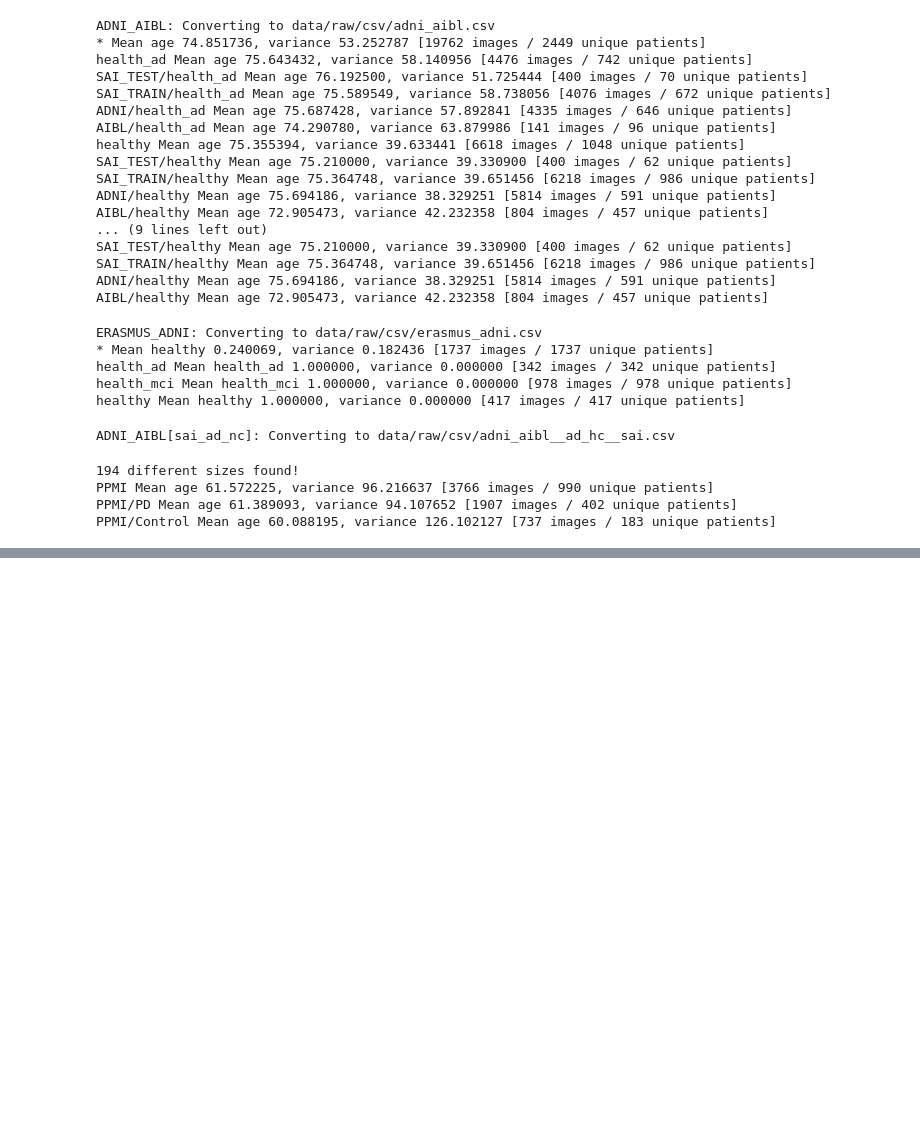
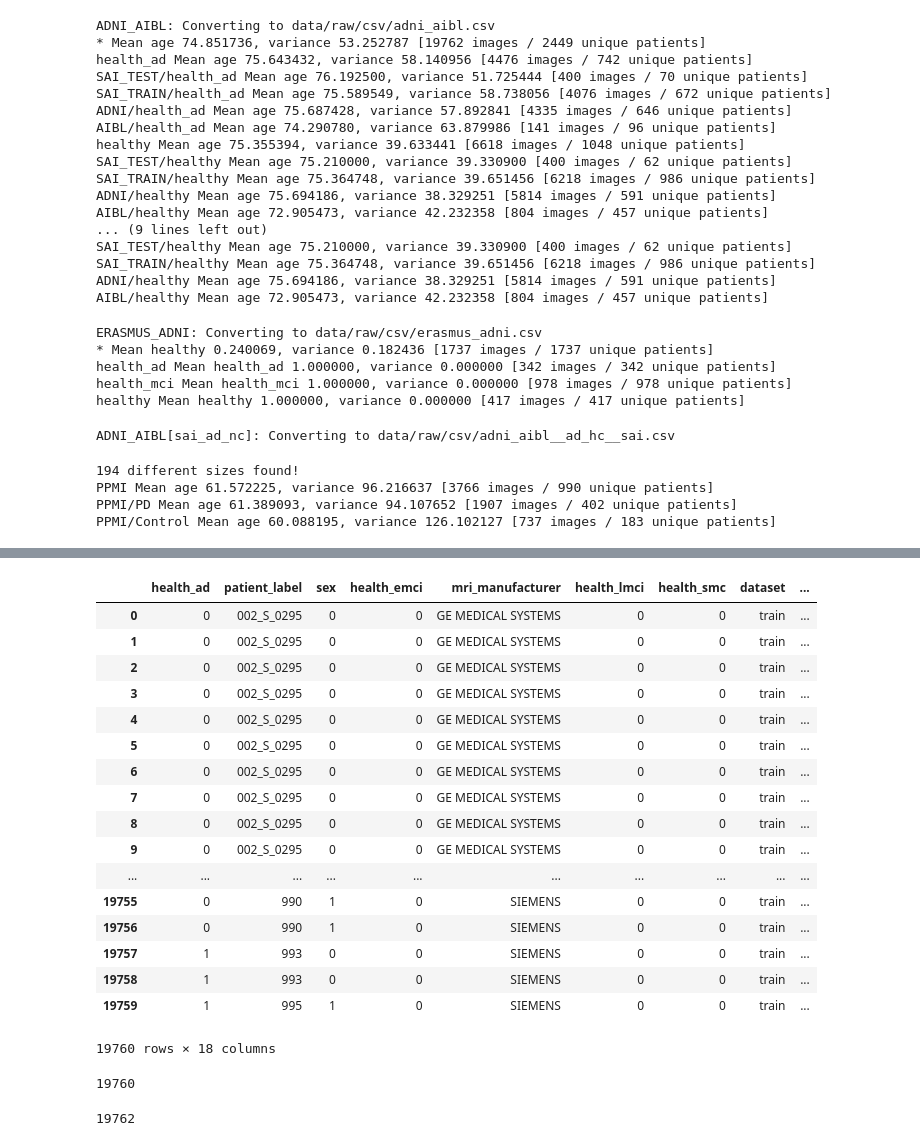
Before and after one commit to vwegmayr/brain-aging, a Jupyter notebook: notebooks/convert_csv.ipynb, the cells around one changed output, grey strips where cells are left out. Drawn from its saved outputs; the diff is of its cells as text; code cells hidden in the pictures; blank space fills up the shorter version.

```diff
--- a/notebooks/convert_csv.ipynb
+++ b/notebooks/convert_csv.ipynb
@@ -384,0 +435,2 @@ PPMI/Control Mean age 60.088195, variance 126.102127 [737 images / 183 unique pa
+# %%
+df['image_label'] = df.index
@@ -384,0 +458,2 @@ PPMI/Control Mean age 60.088195, variance 126.102127 [737 images / 183 unique pa
+# %%
+df_all = pd.read_csv('data/raw/csv/adni_aibl.csv')
@@ -384,0 +498,36 @@ PPMI/Control Mean age 60.088195, variance 126.102127 [737 images / 183 unique pa
+# %%
+sub_df = df[['age', 'image_label', 'weighting']]
+sub_df = sub_df.rename(columns={'age': 'age_exact'})
+#sub_df_all = df_all.drop(['age'], axis=1)
+sub_df_all = df_all
+# %%
+m = pd.merge(sub_df_all, sub_df, how='inner')
+# %%
+m
+# %% [output]
+|  | health_ad | patient_label | sex | health_emci | mri_manufacturer | health_lmci | health_smc | dataset | ... |
+| 0 | 0 | 002_S_0295 | 0 | 0 | GE MEDICAL SYSTEMS | 0 | 0 | train | ... |
+| 1 | 0 | 002_S_0295 | 0 | 0 | GE MEDICAL SYSTEMS | 0 | 0 | train | ... |
+| 2 | 0 | 002_S_0295 | 0 | 0 | GE MEDICAL SYSTEMS | 0 | 0 | train | ... |
+| 3 | 0 | 002_S_0295 | 0 | 0 | GE MEDICAL SYSTEMS | 0 | 0 | train | ... |
+| 4 | 0 | 002_S_0295 | 0 | 0 | GE MEDICAL SYSTEMS | 0 | 0 | train | ... |
+| 5 | 0 | 002_S_0295 | 0 | 0 | GE MEDICAL SYSTEMS | 0 | 0 | train | ... |
+| 6 | 0 | 002_S_0295 | 0 | 0 | GE MEDICAL SYSTEMS | 0 | 0 | train | ... |
+| 7 | 0 | 002_S_0295 | 0 | 0 | GE MEDICAL SYSTEMS | 0 | 0 | train | ... |
+| 8 | 0 | 002_S_0295 | 0 | 0 | GE MEDICAL SYSTEMS | 0 | 0 | train | ... |
+| 9 | 0 | 002_S_0295 | 0 | 0 | GE MEDICAL SYSTEMS | 0 | 0 | train | ... |
+| ... | ... | ... | ... | ... | ... | ... | ... | ... | ... |
+| 19755 | 0 | 990 | 1 | 0 | SIEMENS | 0 | 0 | train | ... |
+| 19756 | 0 | 990 | 1 | 0 | SIEMENS | 0 | 0 | train | ... |
+| 19757 | 1 | 993 | 0 | 0 | SIEMENS | 0 | 0 | train | ... |
+| 19758 | 1 | 993 | 0 | 0 | SIEMENS | 0 | 0 | train | ... |
+| 19759 | 1 | 995 | 1 | 0 | SIEMENS | 0 | 0 | train | ... |
+19760 rows × 18 columns
+# %%
+len(m)
+# %% [output]
+19760
+# %%
+len(l2)
+# %% [output]
+19762
```
Also changed, not shown: parts of 24 cells of this notebook, 2 other files.
